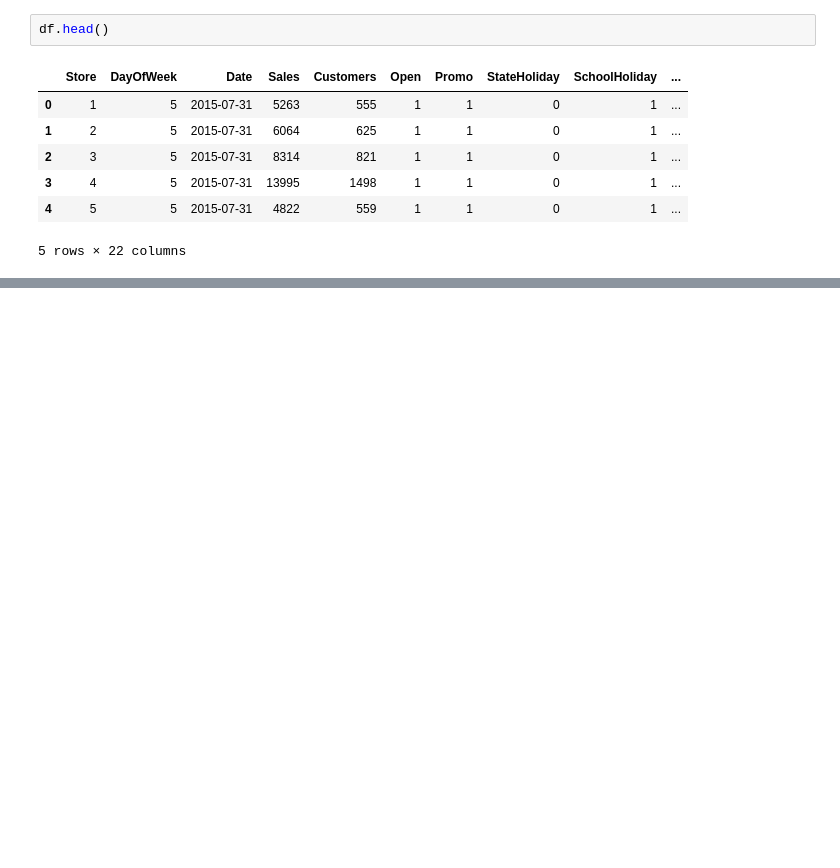
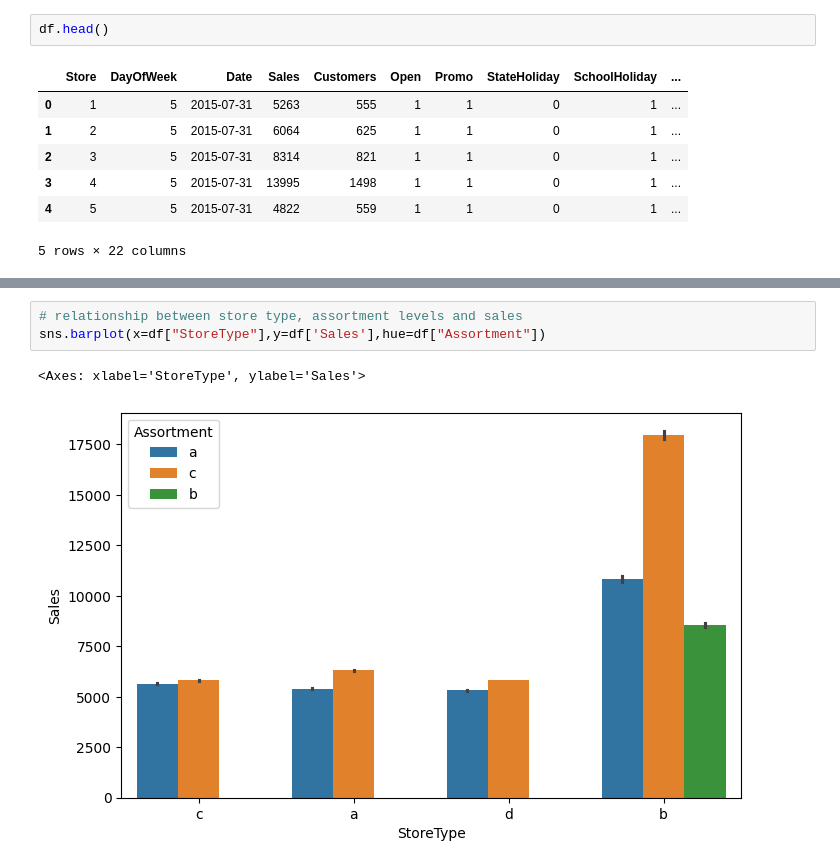
Before and after one commit to Acies-Mani-Aggarwal/Capstone-Project, a Jupyter notebook: mani-eda.ipynb, the cells around one changed output, grey strips where cells are left out. Cells and saved outputs as stored; diff of their text form; blank space fills up the shorter version.

```diff
--- a/mani-eda.ipynb
+++ b/mani-eda.ipynb
@@ -264,0 +403,6 @@ for value in categorical_variables:
+# %%
+# relationship between store type, assortment levels and sales
+sns.barplot(x=df["StoreType"],y=df['Sales'],hue=df["Assortment"])
+# %% [output]
+<Axes: xlabel='StoreType', ylabel='Sales'>
+[figure, added]
```
Also changed, not shown: parts of 64 cells of this notebook.
